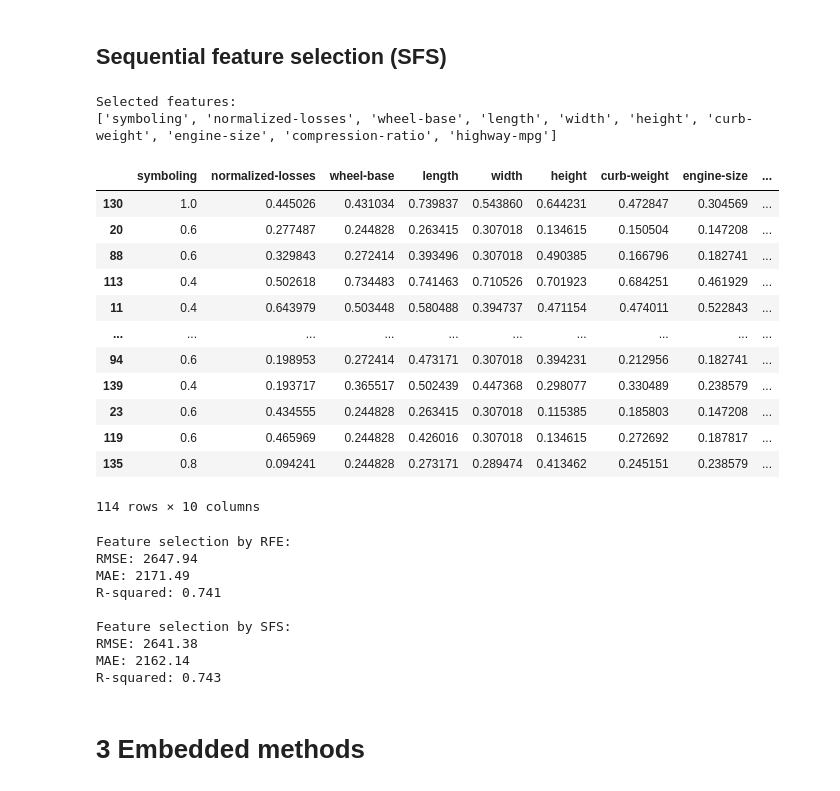
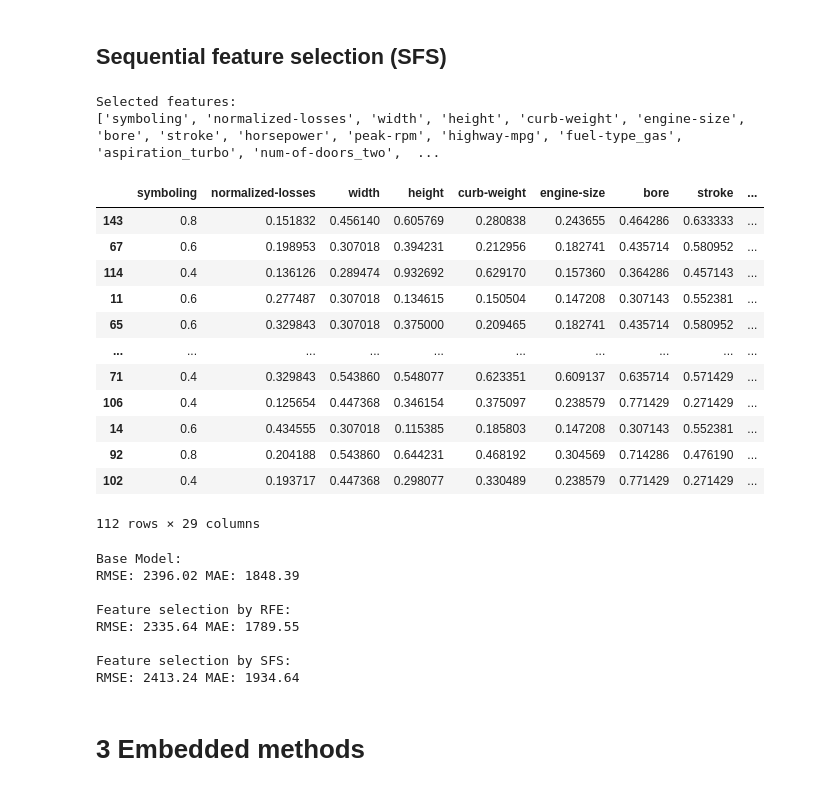
Before and after one commit to J-Jurza/tutorial_feature_selection, a Jupyter notebook: feature_selection_regression.ipynb, the cells around one changed output. Saved outputs shown, nothing was run; the diff lists cells and outputs as text; code cells hidden in the pictures.

```diff
--- a/feature_selection_regression.ipynb
+++ b/feature_selection_regression.ipynb
@@ -63,14 +64,21 @@ df
 | 201 | -1 | 95.0 | volvo | gas | turbo | four | sedan | rwd | ... |
 202 rows × 26 columns
 # %%
+# Drop make column to avoid having too many columns and basing price on make
+df = df.drop(columns='make')
 
-data = df.dropna()
+# Convert problem columns to numeric. Error values will become nulls and dropped later.
+# This is for numeric columns with some non-numeric values "?" for missing.
+for col in ['peak-rpm', 'bore', 'stroke', 'horsepower']:
 
-data = data[['symboling', 'normalized-losses', 'wheel-base', 'length',  "width", "height", "curb-weight", "engine-size", "compression-ratio", "city-mpg", "highway-mpg", 'price']]
+    df[col] = pd.to_numeric(df[col], errors='coerce')
+
+# Drop any rows with nulls
+df = df.dropna().reset_index(drop=True)
 
 # Prepare input features and target
-X = data.drop(columns=['price'])
-y = data['price']
+X = df.drop(columns=['price'])
+y = df['price']
 
 # Get the numeric column names
 numeric_cols = X.select_dtypes(include=['int64', 'float64']).columns
@@ -205,6 +199,8 @@ def plot_importances(df_in, title):
   plt.show()
 # %% [markdown]
 # 1. Filter methods
+# %%
+n_features = 29
 # %% [markdown]
 ## Pearson correlation
 
@@ -373,7 +360,7 @@ from sklearn.linear_model import LogisticRegression
 model = LinearRegression()
 
 # Create a Recursive Feature Elimination object
-rfe = RFE(estimator=model, n_features_to_select=10, step=1)
+rfe = RFE(estimator=model, n_features_to_select=n_features, step=1)
 
 # Fit the RFE object to the data
 rfe.fit(X_train, y_train.values.ravel())
@@ -419,58 +411,60 @@ Index(['symboling', 'normalized-losses', 'wheel-base', 'length', 'width',
 # %%
 from sklearn.feature_selection import SequentialFeatureSelector
 
 # Create a model object
 model = LinearRegression()
 
 # Create a Sequential Feature Selector object
-sfs = SequentialFeatureSelector(estimator=model, n_features_to_select=10, direction='forward')
+sfs = SequentialFeatureSelector(estimator=model, n_features_to_select=n_features, direction='forward')
 
 # Fit the Sequential Feature Selector object to the data
 sfs.fit(X_train, y_train.values.ravel())
 
 # Filter the dataset for the selected features
 X_train_sfs = X_train.iloc[:,sfs.support_]
 X_test_sfs = X_test.iloc[:,sfs.support_]
 selected_features = X_train_sfs.columns.tolist()
 
 # Print the selected features
 print('Selected features:')
 print(selected_features)
 
 # Show the filtered dataset
 X_train_sfs
 # %% [output]
 Selected features:
-['symboling', 'normalized-losses', 'wheel-base', 'length', 'width', 'height', 'curb-weight', 'engine-size', 'compression-ratio', 'highway-mpg']
+['symboling', 'normalized-losses', 'width', 'height', 'curb-weight', 'engine-size', 'bore', 'stroke', 'horsepower', 'peak-rpm', 'highway-mpg', 'fuel-type_gas', 'aspiration_turbo', 'num-of-doors_two',  ...
-|  | symboling | normalized-losses | wheel-base | length | width | height | curb-weight | engine-size | ... |
-| 130 | 1.0 | 0.445026 | 0.431034 | 0.739837 | 0.543860 | 0.644231 | 0.472847 | 0.304569 | ... |
-| 20 | 0.6 | 0.277487 | 0.244828 | 0.263415 | 0.307018 | 0.134615 | 0.150504 | 0.147208 | ... |
-| 88 | 0.6 | 0.329843 | 0.272414 | 0.393496 | 0.307018 | 0.490385 | 0.166796 | 0.182741 | ... |
-| 113 | 0.4 | 0.502618 | 0.734483 | 0.741463 | 0.710526 | 0.701923 | 0.684251 | 0.461929 | ... |
-| 11 | 0.4 | 0.643979 | 0.503448 | 0.580488 | 0.394737 | 0.471154 | 0.474011 | 0.522843 | ... |
+|  | symboling | normalized-losses | width | height | curb-weight | engine-size | bore | stroke | ... |
+| 143 | 0.8 | 0.151832 | 0.456140 | 0.605769 | 0.280838 | 0.243655 | 0.464286 | 0.633333 | ... |
+| 67 | 0.6 | 0.198953 | 0.307018 | 0.394231 | 0.212956 | 0.182741 | 0.435714 | 0.580952 | ... |
+| 114 | 0.4 | 0.136126 | 0.289474 | 0.932692 | 0.629170 | 0.157360 | 0.364286 | 0.457143 | ... |
+| 11 | 0.6 | 0.277487 | 0.307018 | 0.134615 | 0.150504 | 0.147208 | 0.307143 | 0.552381 | ... |
+| 65 | 0.6 | 0.329843 | 0.307018 | 0.375000 | 0.209465 | 0.182741 | 0.435714 | 0.580952 | ... |
 | ... | ... | ... | ... | ... | ... | ... | ... | ... | ... |
-| 94 | 0.6 | 0.198953 | 0.272414 | 0.473171 | 0.307018 | 0.394231 | 0.212956 | 0.182741 | ... |
-| 139 | 0.4 | 0.193717 | 0.365517 | 0.502439 | 0.447368 | 0.298077 | 0.330489 | 0.238579 | ... |
-| 23 | 0.6 | 0.434555 | 0.244828 | 0.263415 | 0.307018 | 0.115385 | 0.185803 | 0.147208 | ... |
-| 119 | 0.6 | 0.465969 | 0.244828 | 0.426016 | 0.307018 | 0.134615 | 0.272692 | 0.187817 | ... |
-| 135 | 0.8 | 0.094241 | 0.244828 | 0.273171 | 0.289474 | 0.413462 | 0.245151 | 0.238579 | ... |
+| 71 | 0.4 | 0.329843 | 0.543860 | 0.548077 | 0.623351 | 0.609137 | 0.635714 | 0.571429 | ... |
+| 106 | 0.4 | 0.125654 | 0.447368 | 0.346154 | 0.375097 | 0.238579 | 0.771429 | 0.271429 | ... |
+| 14 | 0.6 | 0.434555 | 0.307018 | 0.115385 | 0.185803 | 0.147208 | 0.307143 | 0.552381 | ... |
+| 92 | 0.8 | 0.204188 | 0.543860 | 0.644231 | 0.468192 | 0.304569 | 0.714286 | 0.476190 | ... |
+| 102 | 0.4 | 0.193717 | 0.447368 | 0.298077 | 0.330489 | 0.238579 | 0.771429 | 0.271429 | ... |
-114 rows × 10 columns
+112 rows × 29 columns
 # %%
+print("\nBase Model:")
+reg = fit_linear_reg(X_train, y_train, X_test, y_test)
+
 print("\nFeature selection by RFE:")
 reg = fit_linear_reg(X_train_rfe, y_train, X_test_rfe, y_test)
 
 print("\nFeature selection by SFS:")
 reg = fit_linear_reg(X_train_sfs, y_train, X_test_sfs, y_test)
 # %% [output]
+Base Model:
+RMSE: 2396.02 MAE: 1848.39
+
 Feature selection by RFE:
-RMSE: 2647.94
-MAE: 2171.49
-R-squared: 0.741
+RMSE: 2335.64 MAE: 1789.55
 
 Feature selection by SFS:
-RMSE: 2641.38
-MAE: 2162.14
-R-squared: 0.743
+RMSE: 2413.24 MAE: 1934.64
 # %% [markdown]
 # 3 Embedded methods
 # %%
```
Also changed, not shown: parts of 22 cells of this notebook, 1 other file.
